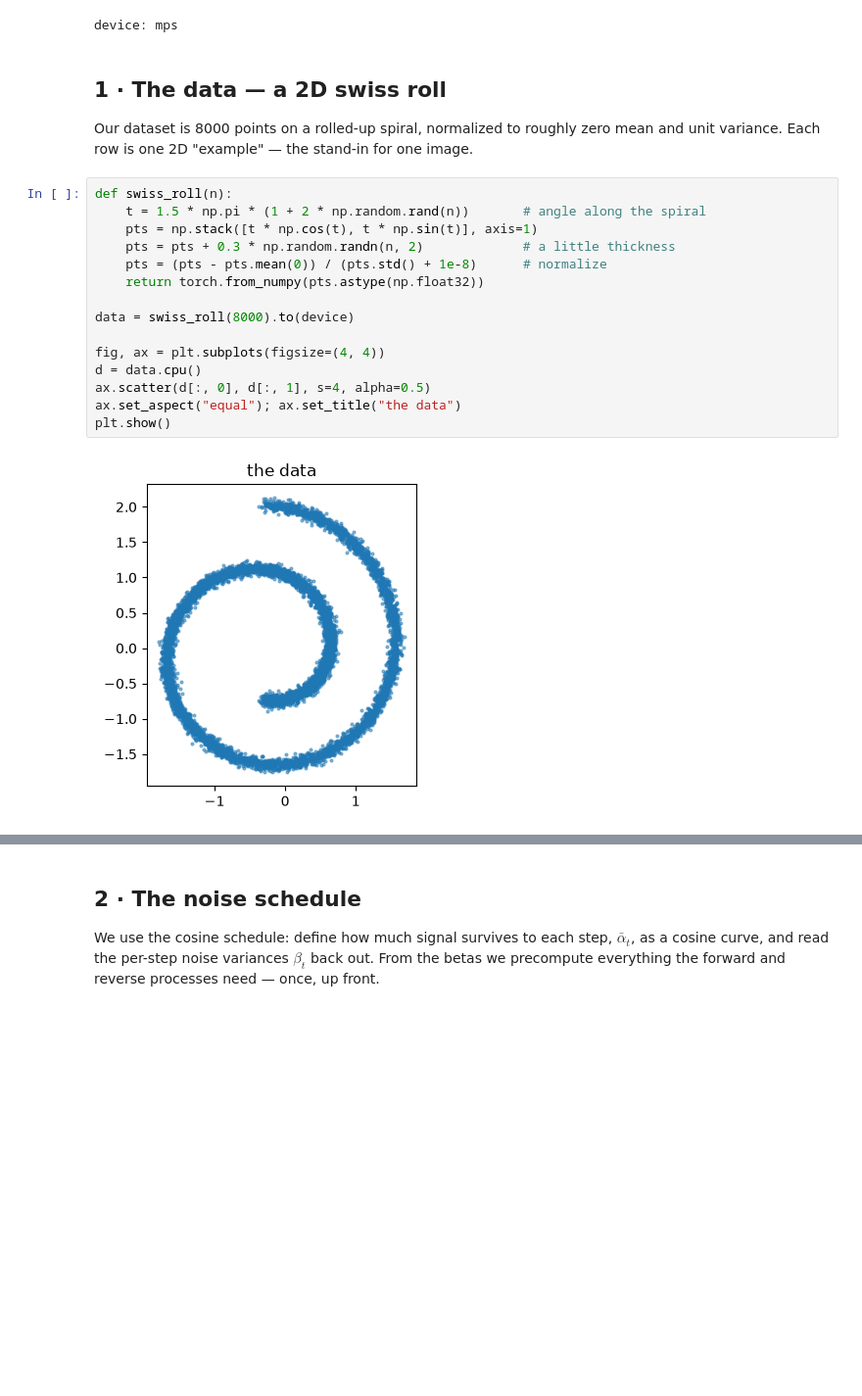
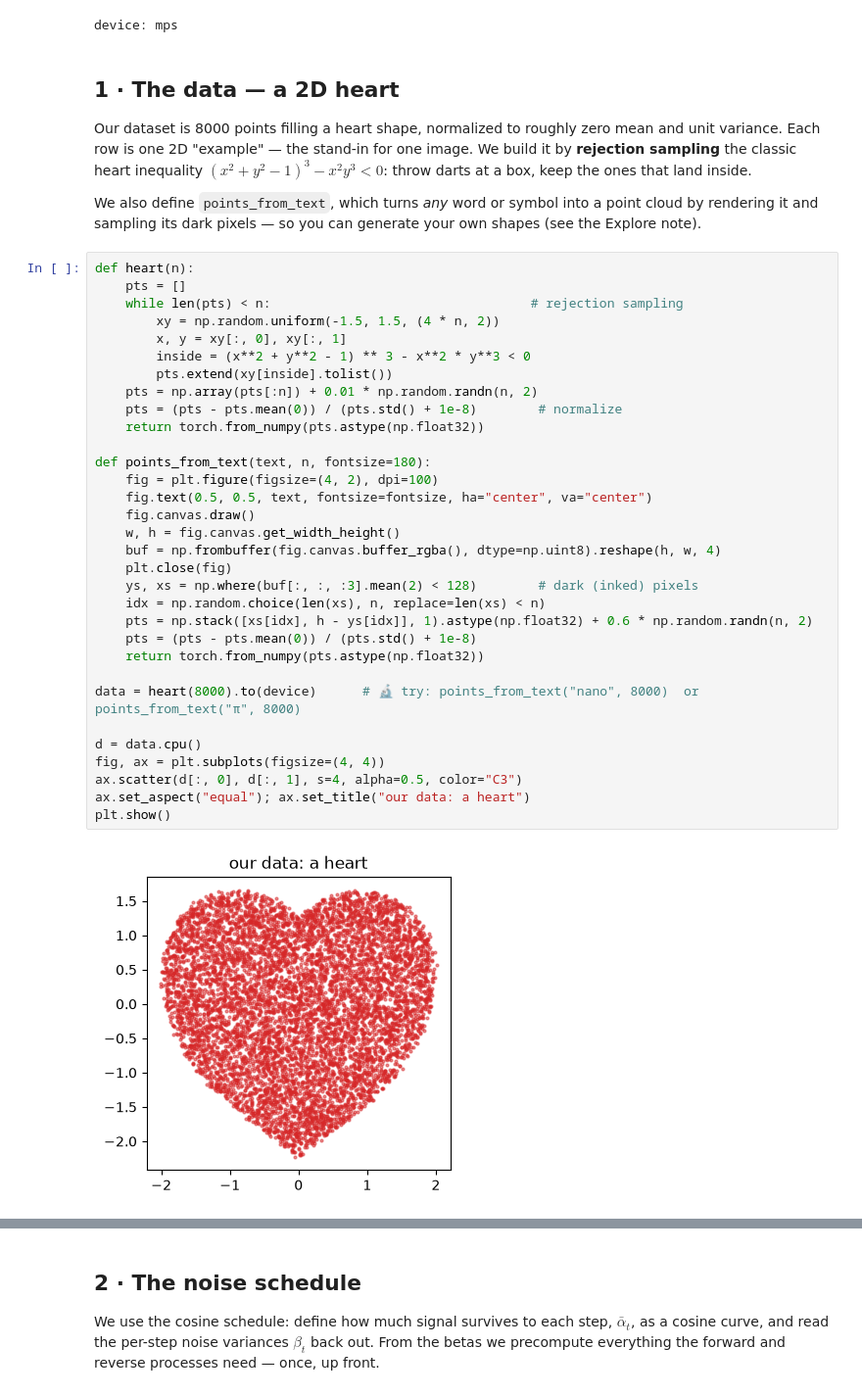
Before and after one commit to maksiksay/nanoDiffusion, a Jupyter notebook: notebooks/03b_ddpm_from_scratch.ipynb, the cells around one changed output, grey strips where cells are left out. Shown at 98% size. Saved outputs shown, nothing was run; the diff lists cells and outputs as text; blank space fills up the shorter version.

```diff
--- a/notebooks/03b_ddpm_from_scratch.ipynb
+++ b/notebooks/03b_ddpm_from_scratch.ipynb
@@ -38,24 +43,47 @@ print("device:", device)
 # %% [output]
 device: mps
 # %% [markdown]
-## 1 · The data — a 2D swiss roll
+## 1 · The data — a 2D heart
 
-Our dataset is 8000 points on a rolled-up spiral, normalized to roughly zero mean
-and unit variance. Each row is one 2D "example" — the stand-in for one image.
+Our dataset is 8000 points filling a heart shape, normalized to roughly zero mean
+and unit variance. Each row is one 2D "example" — the stand-in for one image. We
+build it by **rejection sampling** the classic heart inequality
+$(x^2+y^2-1)^3 - x^2 y^3 < 0$: throw darts at a box, keep the ones that land inside.
+
+We also define `points_from_text`, which turns *any* word or symbol into a point
+cloud by rendering it and sampling its dark pixels — so you can generate your own
+shapes (see the Explore note).
 # %%
-def swiss_roll(n):
-    t = 1.5 * np.pi * (1 + 2 * np.random.rand(n))       # angle along the spiral
-    pts = np.stack([t * np.cos(t), t * np.sin(t)], axis=1)
-    pts = pts + 0.3 * np.random.randn(n, 2)             # a little thickness
-    pts = (pts - pts.mean(0)) / (pts.std() + 1e-8)      # normalize
+def heart(n):
+    pts = []
+    while len(pts) < n:                                  # rejection sampling
+        xy = np.random.uniform(-1.5, 1.5, (4 * n, 2))
+        x, y = xy[:, 0], xy[:, 1]
+        inside = (x**2 + y**2 - 1) ** 3 - x**2 * y**3 < 0
+        pts.extend(xy[inside].tolist())
+    pts = np.array(pts[:n]) + 0.01 * np.random.randn(n, 2)
+    pts = (pts - pts.mean(0)) / (pts.std() + 1e-8)        # normalize
     return torch.from_numpy(pts.astype(np.float32))
 
-data = swiss_roll(8000).to(device)
+def points_from_text(text, n, fontsize=180):
+    fig = plt.figure(figsize=(4, 2), dpi=100)
+    fig.text(0.5, 0.5, text, fontsize=fontsize, ha="center", va="center")
+    fig.canvas.draw()
+    w, h = fig.canvas.get_width_height()
+    buf = np.frombuffer(fig.canvas.buffer_rgba(), dtype=np.uint8).reshape(h, w, 4)
+    plt.close(fig)
+    ys, xs = np.where(buf[:, :, :3].mean(2) < 128)        # dark (inked) pixels
+    idx = np.random.choice(len(xs), n, replace=len(xs) < n)
+    pts = np.stack([xs[idx], h - ys[idx]], 1).astype(np.float32) + 0.6 * np.random.randn(n, 2)
+    pts = (pts - pts.mean(0)) / (pts.std() + 1e-8)
+    return torch.from_numpy(pts.astype(np.float32))
 
+data = heart(8000).to(device)      # 🔬 try: points_from_text("nano", 8000)  or  points_from_text("π", 8000)
+
+d = data.cpu()
 fig, ax = plt.subplots(figsize=(4, 4))
-d = data.cpu()
-ax.scatter(d[:, 0], d[:, 1], s=4, alpha=0.5)
-ax.set_aspect("equal"); ax.set_title("the data")
+ax.scatter(d[:, 0], d[:, 1], s=4, alpha=0.5, color="C3")
+ax.set_aspect("equal"); ax.set_title("our data: a heart")
 plt.show()
 # %% [output]
-[figure, old version]
+[figure, new version]
```
Also changed, not shown: parts of 6 cells of this notebook, 1 other file.
